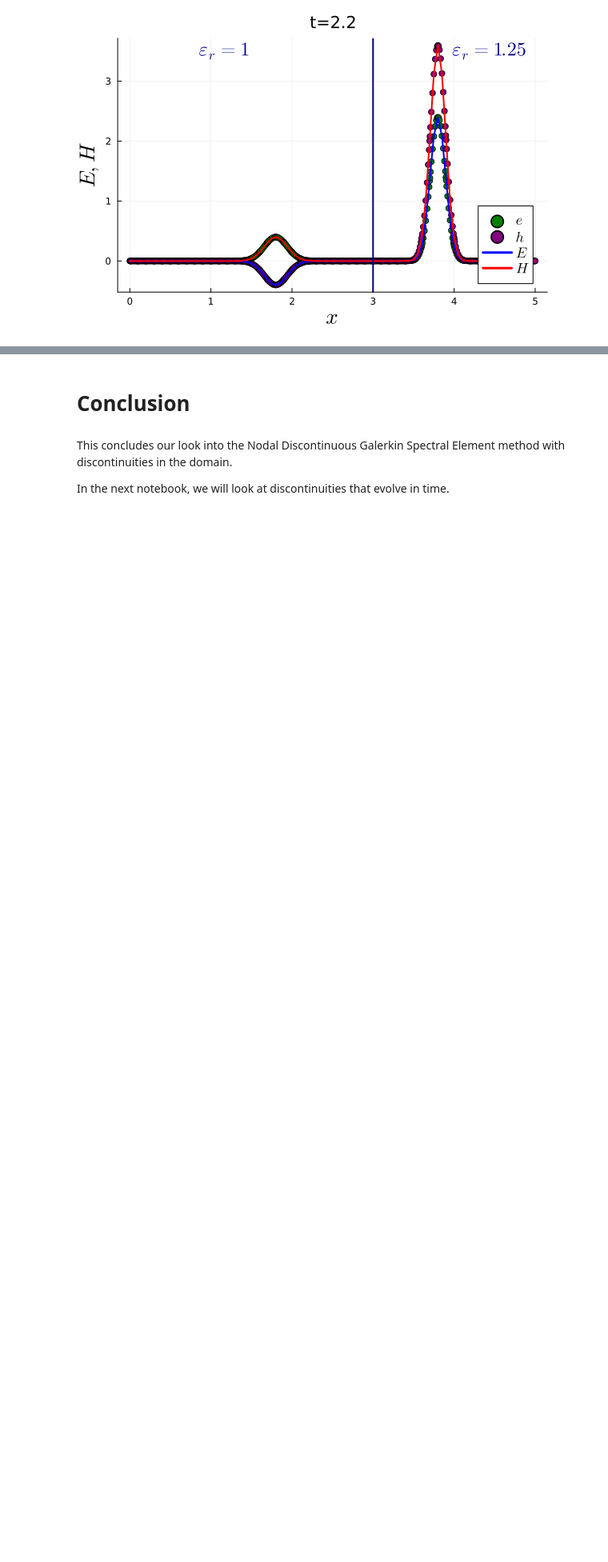
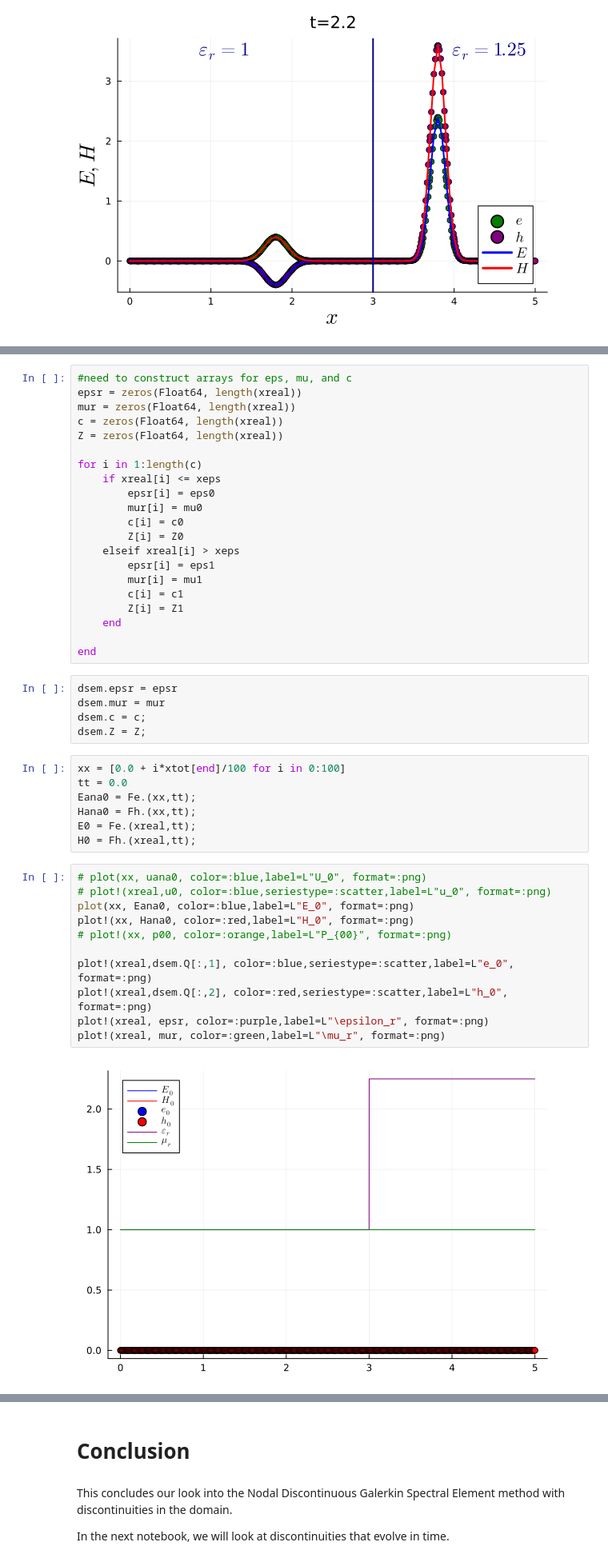
Before and after one commit to Implementing-Spectral-Methods/Implementing-Spectral-Methods, a Jupyter notebook: Part 3.ipynb, the cells around one changed output, grey strips where cells are left out. Shown at 80% size. Cells and saved outputs as stored; diff of their text form; blank space fills up the shorter version.

```diff
--- a/Part 3.ipynb
+++ b/Part 3.ipynb
@@ -2226,0 +2615,46 @@ ylabel!(L"E,H", guidefont=18)
+# %%
+#need to construct arrays for eps, mu, and c
+epsr = zeros(Float64, length(xreal))
+mur = zeros(Float64, length(xreal))
+c = zeros(Float64, length(xreal))
+Z = zeros(Float64, length(xreal))
+
+for i in 1:length(c)
+    if xreal[i] <= xeps
+        epsr[i] = eps0
+        mur[i] = mu0
+        c[i] = c0
+        Z[i] = Z0
+    elseif xreal[i] > xeps
+        epsr[i] = eps1
+        mur[i] = mu1
+        c[i] = c1
+        Z[i] = Z1
+    end
+
+end
+# %%
+dsem.epsr = epsr
+dsem.mur = mur
+dsem.c = c;
+dsem.Z = Z;
+# %%
+xx = [0.0 + i*xtot[end]/100 for i in 0:100]
+tt = 0.0
+Eana0 = Fe.(xx,tt);
+Hana0 = Fh.(xx,tt);
+E0 = Fe.(xreal,tt);
+H0 = Fh.(xreal,tt);
+# %%
+# plot(xx, uana0, color=:blue,label=L"U_0", format=:png)
+# plot!(xreal,u0, color=:blue,seriestype=:scatter,label=L"u_0", format=:png)
+plot(xx, Eana0, color=:blue,label=L"E_0", format=:png)
+plot!(xx, Hana0, color=:red,label=L"H_0", format=:png)
+# plot!(xx, p00, color=:orange,label=L"P_{00}", format=:png)
+
+plot!(xreal,dsem.Q[:,1], color=:blue,seriestype=:scatter,label=L"e_0", format=:png)
+plot!(xreal,dsem.Q[:,2], color=:red,seriestype=:scatter,label=L"h_0", format=:png)
+plot!(xreal, epsr, color=:purple,label=L"\epsilon_r", format=:png)
+plot!(xreal, mur, color=:green,label=L"\mu_r", format=:png)
+# %% [output]
+[figure, added]
```
Also changed, not shown: parts of 172 cells of this notebook.
